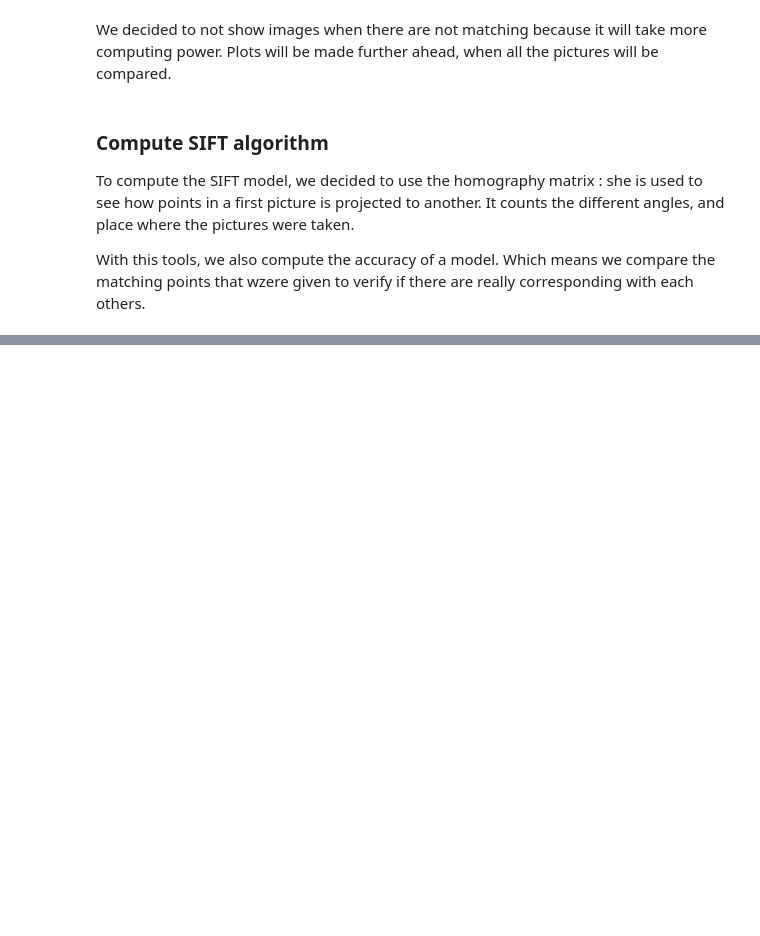
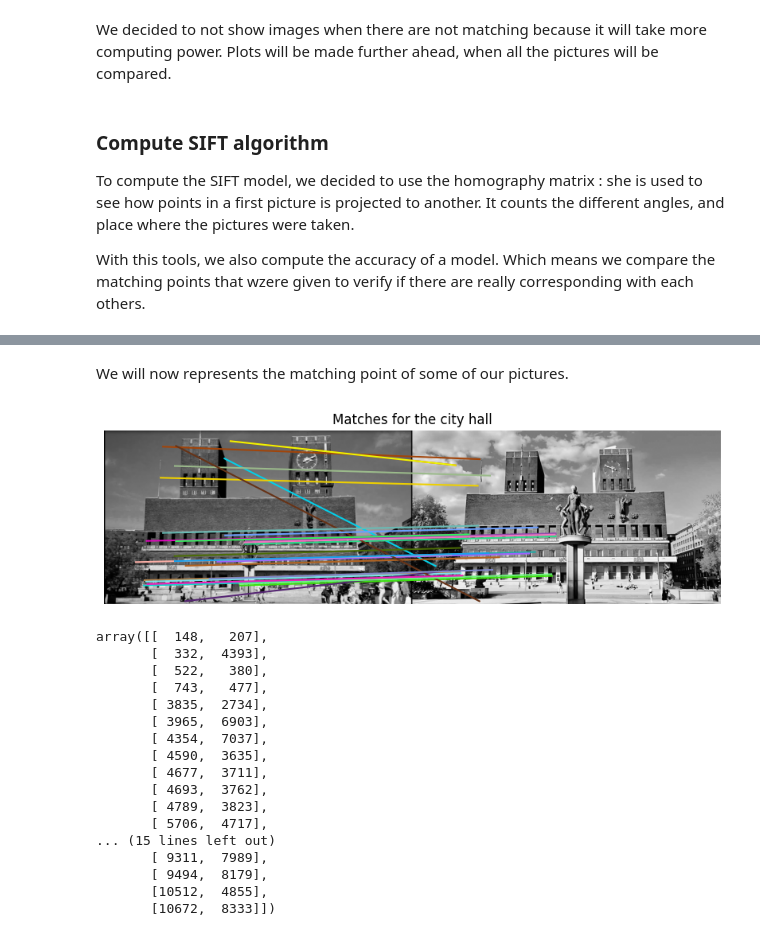
Before and after one commit to emmarcrg/Augmented_reality_system, a Jupyter notebook: main.ipynb, the cells around one changed output, grey strips where cells are left out. Drawn from its saved outputs; the diff is of its cells as text; code cells hidden in the pictures; blank space fills up the shorter version.

```diff
--- a/main.ipynb
+++ b/main.ipynb
@@ -479,7 +479,7 @@ def extract_sift_features(image_filename):
     sift.detect_and_extract(image)
     return sift.keypoints, sift.descriptors
 
-def load_base(dataset_dir = '../data/images'):
+def load_base(dataset_dir = 'data/images'):
     dataset_paths = sorted(Path(dataset_dir).rglob("*"))
     records = []
 
@@ -597,0 +699,31 @@ def match_and_plot(img1, img2, keypoints1, descriptors1, keypoints2, descriptors
+# %% [markdown]
+We will now represents the matching point of some of our pictures.
+# %%
+img_ref = np.array(Image.open('data/test/city_hall_test.jpg').convert('L'), dtype=np.float32)
+keypoints_ref, descriptors_ref = extract_sift_features('data/test/city_hall_test.jpg')
+
+data_im2 = df_element = data[data["path"].str.contains('city_hall4.jpg')]
+descriptors2 = data_im2['descriptors'].iloc[0]
+keypoints2 = data_im2['keypoints'].iloc[0]
+img2 = data_im2['image'].iloc[0]
+
+match_and_plot(img_ref, img2, keypoints_ref, descriptors_ref, keypoints2, descriptors2, "Matches for the city hall")
+# %% [output]
+[figure, added]
+array([[  148,   207],
+       [  332,  4393],
+       [  522,   380],
+       [  743,   477],
+       [ 3835,  2734],
+       [ 3965,  6903],
+       [ 4354,  7037],
+       [ 4590,  3635],
+       [ 4677,  3711],
+       [ 4693,  3762],
+       [ 4789,  3823],
+       [ 5706,  4717],
+... (15 lines left out)
+       [ 9311,  7989],
+       [ 9494,  8179],
+       [10512,  4855],
+       [10672,  8333]])
```
Also changed, not shown: parts of 10 cells of this notebook, 1 other file.
